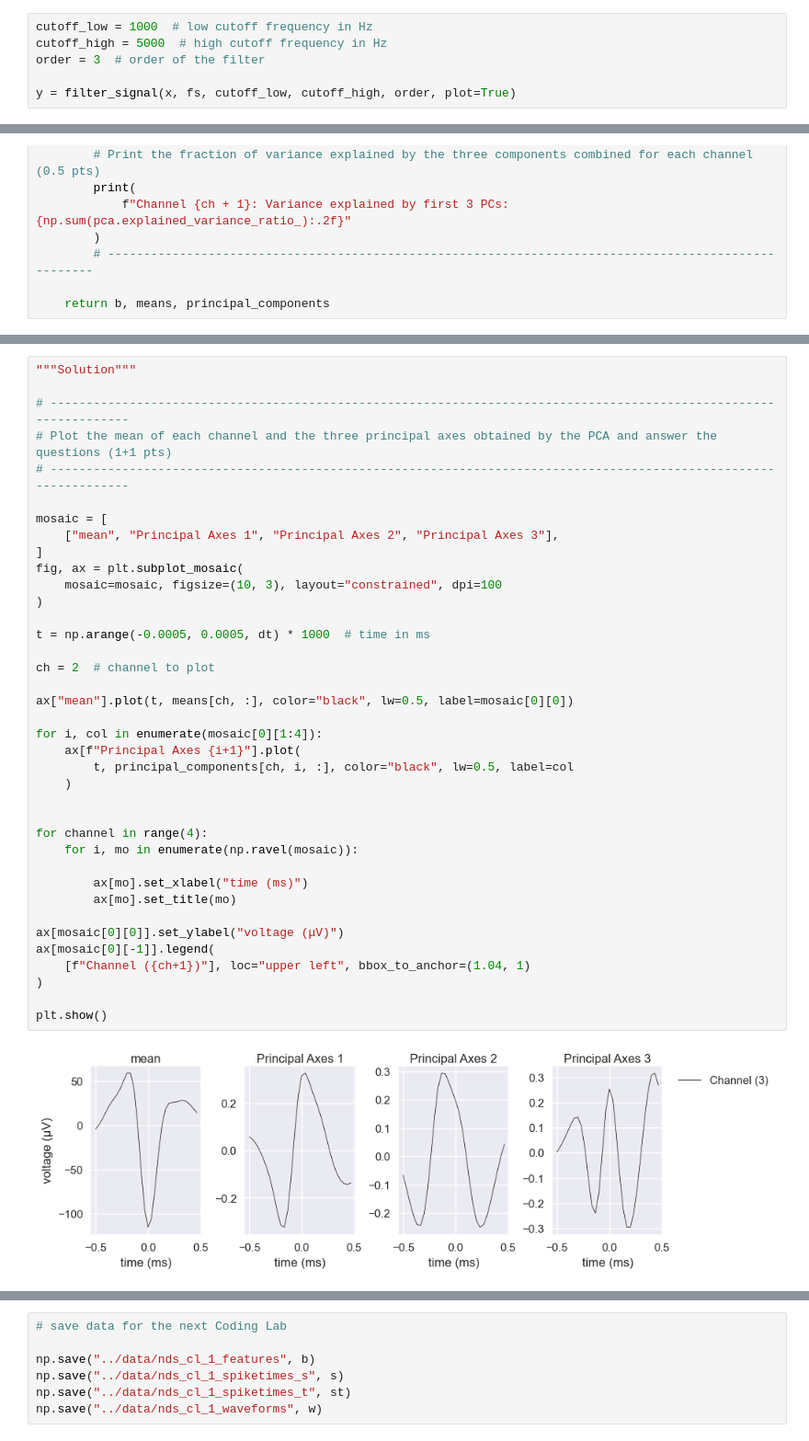
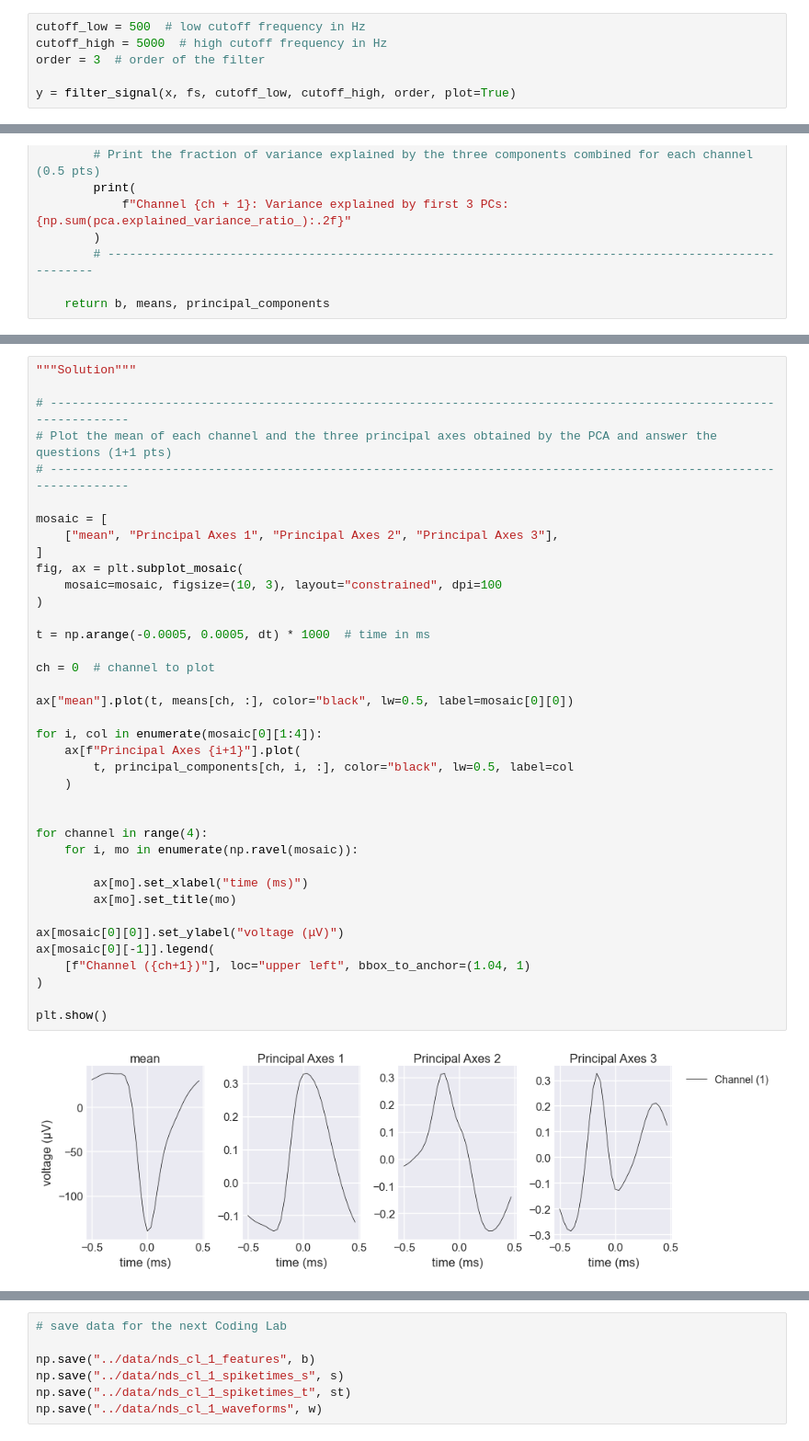
Before and after one commit to MariaD06/NDS_homework, a Jupyter notebook: notebooks/AI_CodingLab1.ipynb, the cells around one changed output, grey strips where cells are left out. Shown at 92% size. Cells and saved outputs as stored; diff of their text form.

```diff
--- a/notebooks/AI_CodingLab1.ipynb
+++ b/notebooks/AI_CodingLab1.ipynb
@@ -190,7 +195,7 @@ def filter_signal(
 
     return y
 # %%
-cutoff_low = 1000  # low cutoff frequency in Hz
+cutoff_low = 500  # low cutoff frequency in Hz
 cutoff_high = 5000  # high cutoff frequency in Hz
 order = 3  # order of the filter
 
@@ -703,35 +708,35 @@ mosaic = [
     ["mean", "Principal Axes 1", "Principal Axes 2", "Principal Axes 3"],
 ]
 fig, ax = plt.subplot_mosaic(
     mosaic=mosaic, figsize=(10, 3), layout="constrained", dpi=100
 )
 
 t = np.arange(-0.0005, 0.0005, dt) * 1000  # time in ms
 
-ch = 2  # channel to plot
+ch = 0  # channel to plot
 
 ax["mean"].plot(t, means[ch, :], color="black", lw=0.5, label=mosaic[0][0])
 
 for i, col in enumerate(mosaic[0][1:4]):
     ax[f"Principal Axes {i+1}"].plot(
         t, principal_components[ch, i, :], color="black", lw=0.5, label=col
     )
 
 
 for channel in range(4):
     for i, mo in enumerate(np.ravel(mosaic)):
 
         ax[mo].set_xlabel("time (ms)")
         ax[mo].set_title(mo)
 
 ax[mosaic[0][0]].set_ylabel("voltage (μV)")
 ax[mosaic[0][-1]].legend(
     [f"Channel ({ch+1})"], loc="upper left", bbox_to_anchor=(1.04, 1)
 )
 
 plt.show()
 # %% [output]
-[figure, old version]
+[figure, new version]
 # %% [markdown]
 ### Questions
 
```
Also changed, not shown: parts of 10 cells of this notebook.
